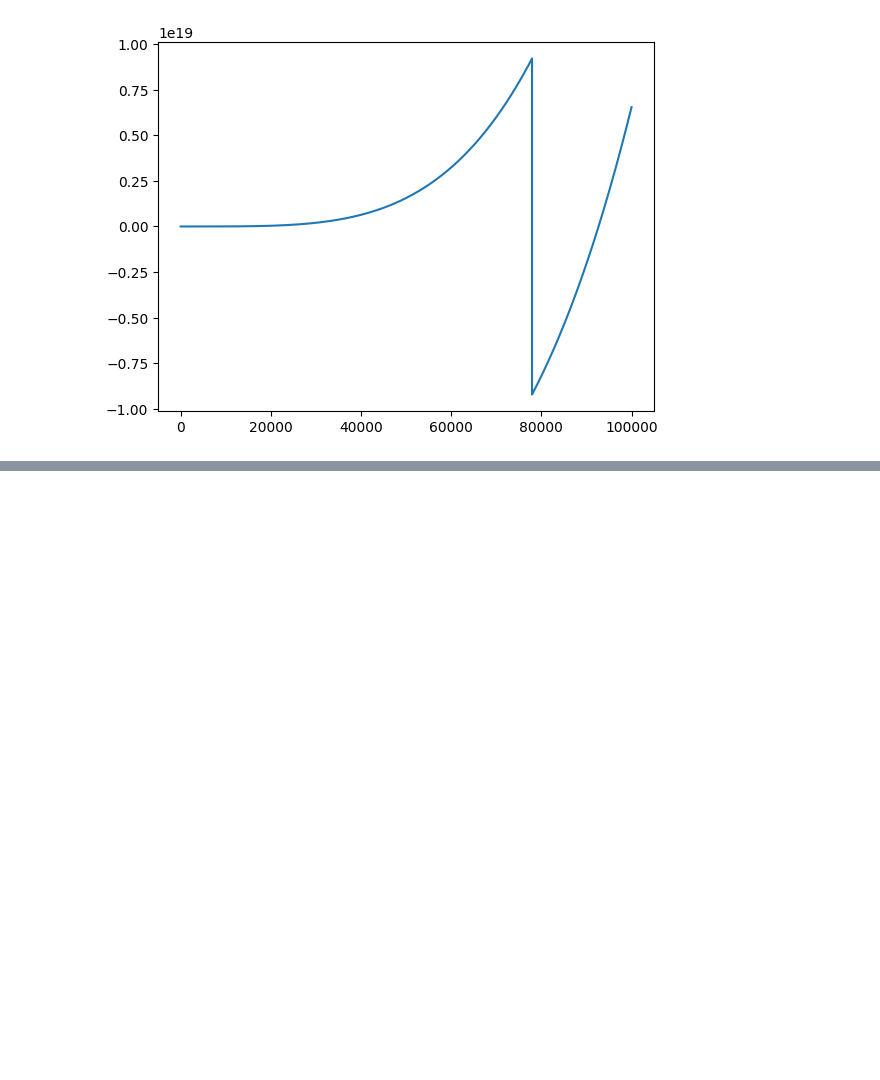
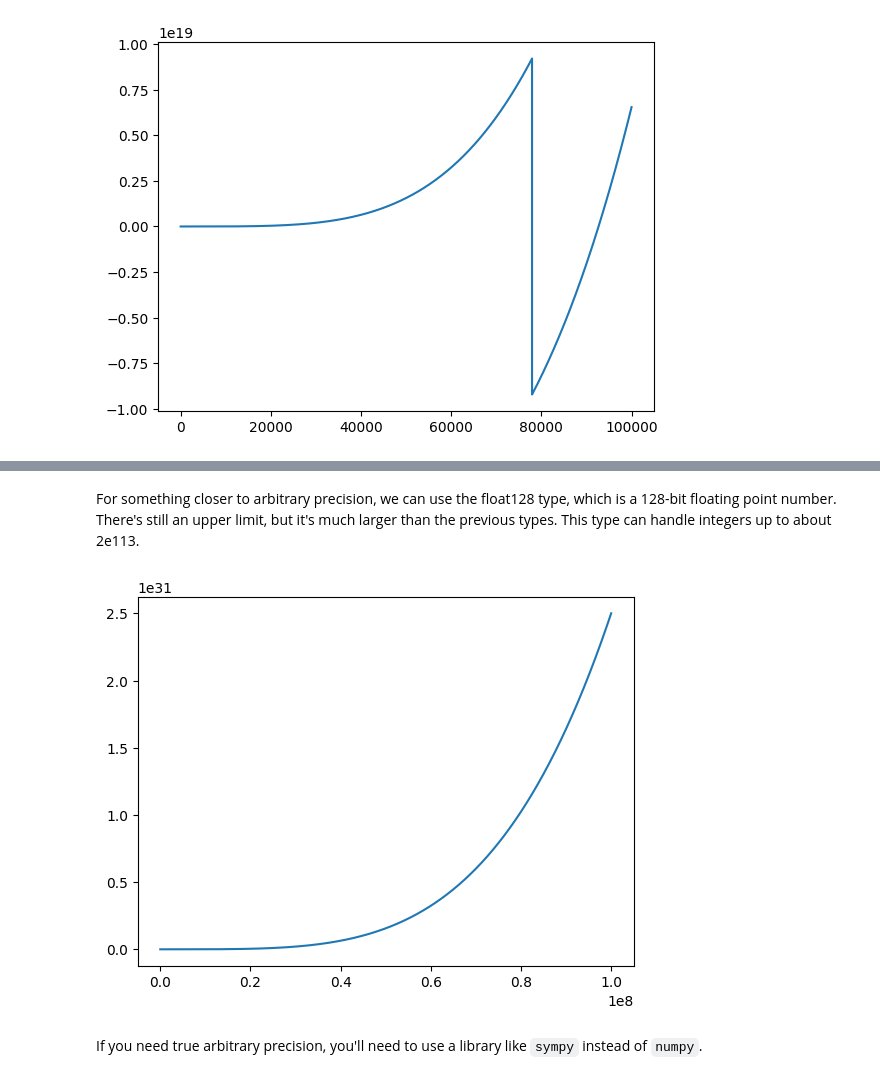
Before and after one commit to chriscarrollsmith/python-practice, a Jupyter notebook: numpy.ipynb, the cells around one changed output, grey strips where cells are left out. Drawn from its saved outputs; the diff is of its cells as text; code cells hidden in the pictures; blank space fills up the shorter version.

```diff
--- a/numpy.ipynb
+++ b/numpy.ipynb
@@ -19,0 +37,17 @@ plt.show()
+# %% [markdown]
+For something closer to arbitrary precision, we can use the float128 type, which is a 128-bit floating point number. There's still an upper limit, but it's much larger than the previous types. This type can handle integers up to about 2e113.
+# %%
+# Plotting the sum of cubes the "dumb" way
+import matplotlib.pyplot as plt
+import numpy as np
+
+n = np.arange(1, 100000000, dtype=np.float128)
+cumsum_cubes = np.cumsum(n**3)
+
+# Plot using the matrix data
+plt.plot(n, cumsum_cubes)
+plt.show()
+# %% [output]
+[figure, added]
+# %% [markdown]
+If you need true arbitrary precision, you'll need to use a library like `sympy` instead of `numpy`.
```
Also changed, not shown: parts of 3 cells of this notebook, 1 other file.
